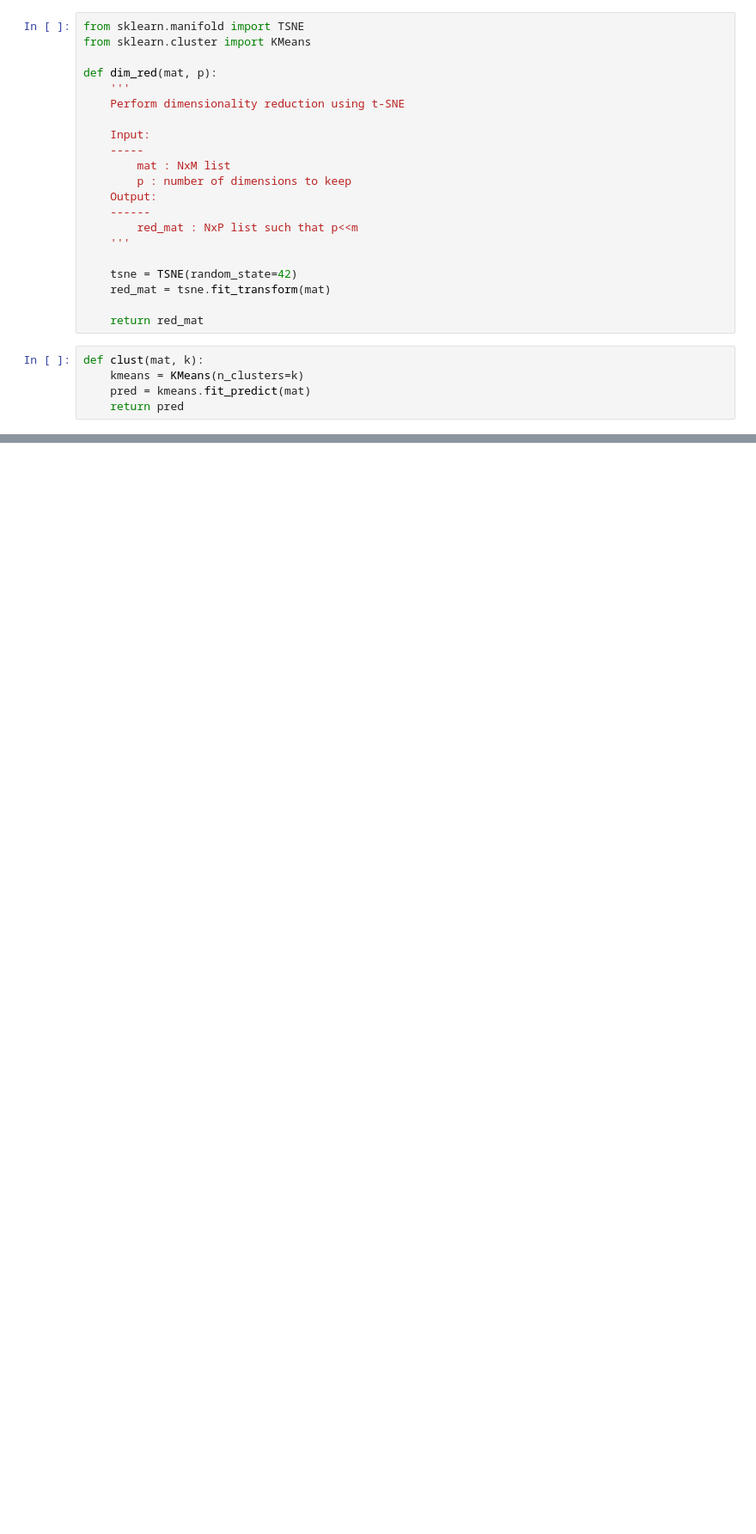
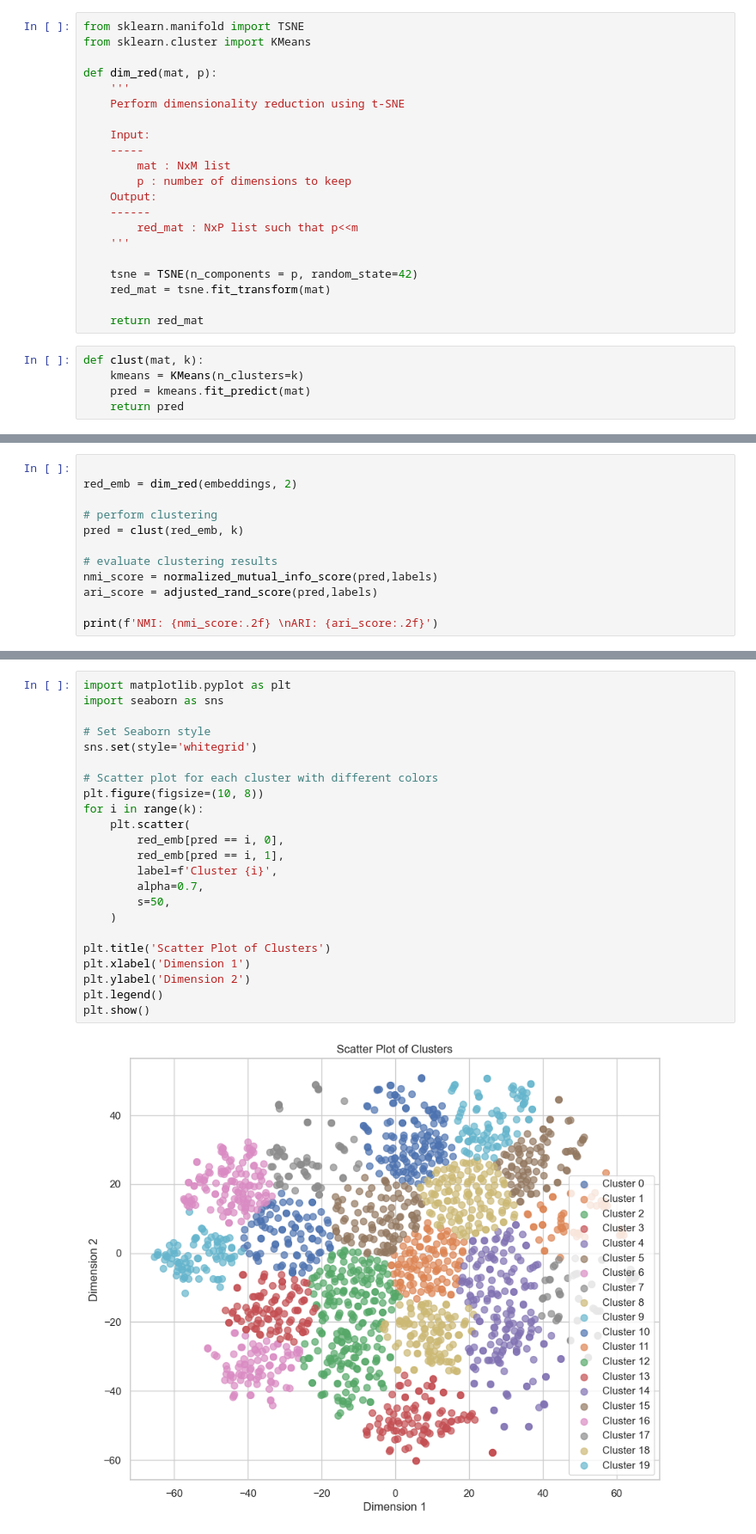
Before and after one commit to vvead/examen, a Jupyter notebook: template_branche.ipynb, the cells around one changed output, grey strips where cells are left out. Shown: that part at 86% size. Saved outputs shown, nothing was run; the diff lists cells and outputs as text; blank space fills up the shorter version.

```diff
--- a/template_branche.ipynb
+++ b/template_branche.ipynb
@@ -33,7 +35,7 @@ def dim_red(mat, p):
         red_mat : NxP list such that p<<m
     '''
 
-    tsne = TSNE(random_state=42)
+    tsne = TSNE(n_components = p, random_state=42)
     red_mat = tsne.fit_transform(mat)
 
     return red_mat
@@ -69,0 +76,12 @@ ARI: 0.25
+# %%
+
+red_emb = dim_red(embeddings, 2)
+
+# perform clustering
+pred = clust(red_emb, k)
+
+# evaluate clustering results
+nmi_score = normalized_mutual_info_score(pred,labels)
+ari_score = adjusted_rand_score(pred,labels)
+
+print(f'NMI: {nmi_score:.2f} \nARI: {ari_score:.2f}')
@@ -69,0 +93,25 @@ ARI: 0.25
+# %%
+import matplotlib.pyplot as plt
+import seaborn as sns
+
+# Set Seaborn style
+sns.set(style='whitegrid')
+
+# Scatter plot for each cluster with different colors
+plt.figure(figsize=(10, 8))
+for i in range(k):
+    plt.scatter(
+        red_emb[pred == i, 0],
+        red_emb[pred == i, 1],
+        label=f'Cluster {i}',
+        alpha=0.7,
+        s=50,
+    )
+
+plt.title('Scatter Plot of Clusters')
+plt.xlabel('Dimension 1')
+plt.ylabel('Dimension 2')
+plt.legend()
+plt.show()
+# %% [output]
+[figure, added]
```
Also changed, not shown: parts of 8 cells of this notebook.
